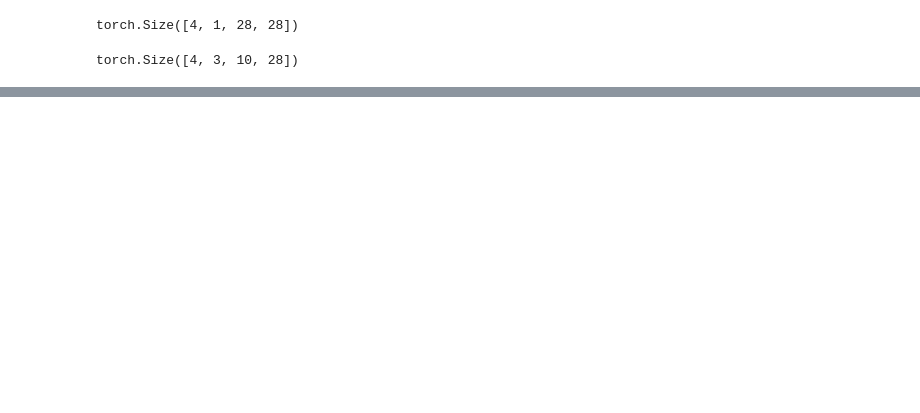
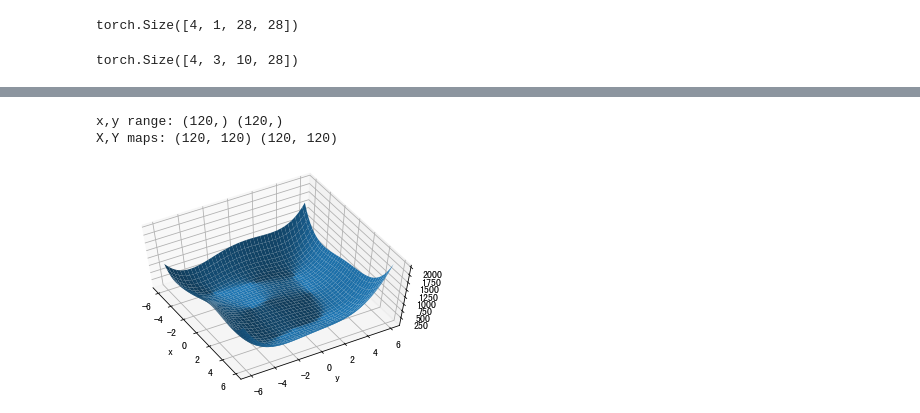
Before and after one commit to caijie12138/CS224n-2019, a Jupyter notebook: pytorch-tutorial/pytorch-tutorial.ipynb, the cells around one changed output, grey strips where cells are left out. Saved outputs shown, nothing was run; the diff lists cells and outputs as text; code cells hidden in the pictures; blank space fills up the shorter version.

```diff
--- a/pytorch-tutorial/pytorch-tutorial.ipynb
+++ b/pytorch-tutorial/pytorch-tutorial.ipynb
@@ -133,0 +406,15 @@ torch.
+# %%
+x = torch.rand(1,10)
+w1 = torch.rand(10,20,requires_grad=True)
+b1 = torch.ones(1,20)
+w2 = torch.rand(20,1,requires_grad=True)
+b2 = torch.ones(1)
+
+y1 = torch.matmul(x,w1)+b1
+y2 = torch.matmul(y1,w2)+b2
+
+# dy1_dw1 = torch.autograd.grad(y1,[w1],retain_graph=True)
+# dy2_dy1 = torch.autograd.grad(y2,[y1],retain_graph=True)
+loss = F.mse_loss(torch.ones(1),y2)
+loss.backward()
+w1.grad
@@ -133,0 +439,30 @@ torch.
+# %%
+import  numpy as np
+from    mpl_toolkits.mplot3d import Axes3D
+from    matplotlib import pyplot as plt
+import  torch
+
+
+
+def himmelblau(x):
+    return (x[0] ** 2 + x[1] - 11) ** 2 + (x[0] + x[1] ** 2 - 7) ** 2
+
+
+x = np.arange(-6, 6, 0.1)
+y = np.arange(-6, 6, 0.1)
+print('x,y range:', x.shape, y.shape)
+X, Y = np.meshgrid(x, y)
+print('X,Y maps:', X.shape, Y.shape)
+Z = himmelblau([X, Y])
+
+fig = plt.figure('himmelblau')
+ax = fig.gca(projection='3d')
+ax.plot_surface(X, Y, Z)
+ax.view_init(60, -30)
+ax.set_xlabel('x')
+ax.set_ylabel('y')
+plt.show()
+# %% [output]
+x,y range: (120,) (120,)
+X,Y maps: (120, 120) (120, 120)
+[figure, added]
```
Also changed, not shown: parts of 36 cells of this notebook.
